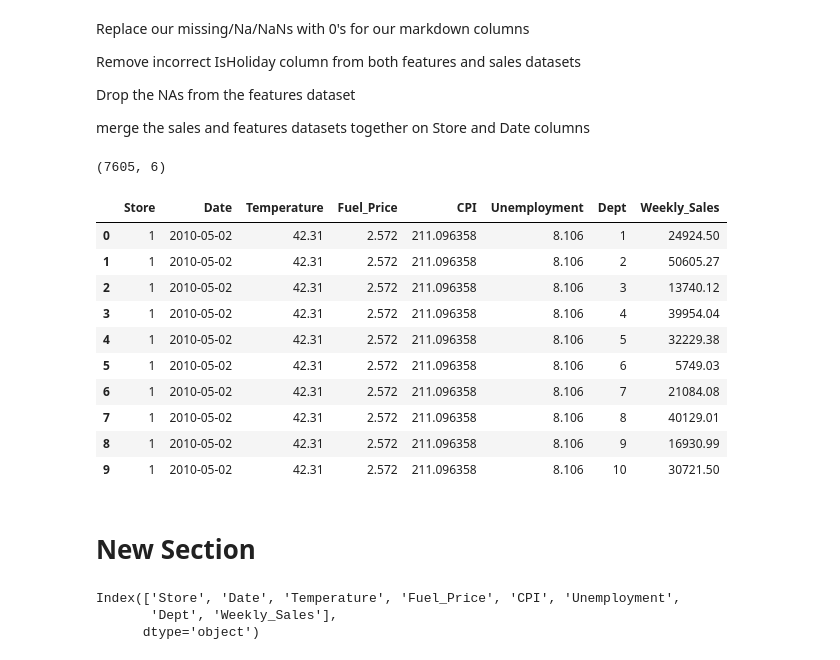
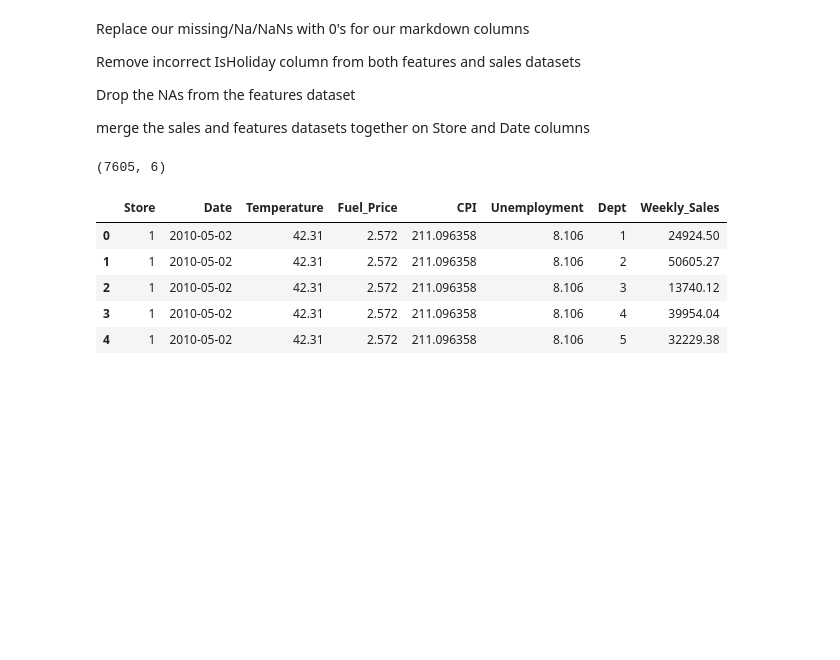
Before and after one commit to morprukop/RetailSalesAnalysis, a Jupyter notebook: mp_proj1.ipynb, the cells around one changed output. Cells and saved outputs as stored; diff of their text form; code cells hidden in the pictures; blank space fills up the shorter version.

```diff
--- a/mp_proj1.ipynb
+++ b/mp_proj1.ipynb
@@ -94,24 +91,11 @@ df_feat.shape
 (7605, 6)
 # %%
 df = pd.merge(df_feat,df_sales, on=['Store','Date'])
-df.head(10)
+df.head(5)
 # %% [output]
 |  | Store | Date | Temperature | Fuel_Price | CPI | Unemployment | Dept | Weekly_Sales |
 | 0 | 1 | 2010-05-02 | 42.31 | 2.572 | 211.096358 | 8.106 | 1 | 24924.50 |
 | 1 | 1 | 2010-05-02 | 42.31 | 2.572 | 211.096358 | 8.106 | 2 | 50605.27 |
 | 2 | 1 | 2010-05-02 | 42.31 | 2.572 | 211.096358 | 8.106 | 3 | 13740.12 |
 | 3 | 1 | 2010-05-02 | 42.31 | 2.572 | 211.096358 | 8.106 | 4 | 39954.04 |
 | 4 | 1 | 2010-05-02 | 42.31 | 2.572 | 211.096358 | 8.106 | 5 | 32229.38 |
-| 5 | 1 | 2010-05-02 | 42.31 | 2.572 | 211.096358 | 8.106 | 6 | 5749.03 |
-| 6 | 1 | 2010-05-02 | 42.31 | 2.572 | 211.096358 | 8.106 | 7 | 21084.08 |
-| 7 | 1 | 2010-05-02 | 42.31 | 2.572 | 211.096358 | 8.106 | 8 | 40129.01 |
-| 8 | 1 | 2010-05-02 | 42.31 | 2.572 | 211.096358 | 8.106 | 9 | 16930.99 |
-| 9 | 1 | 2010-05-02 | 42.31 | 2.572 | 211.096358 | 8.106 | 10 | 30721.50 |
-# %% [markdown]
-# New Section
-# %%
-df.columns
-# %% [output]
-Index(['Store', 'Date', 'Temperature', 'Fuel_Price', 'CPI', 'Unemployment',
-       'Dept', 'Weekly_Sales'],
-      dtype='object')
```
Also changed, not shown: parts of 13 cells of this notebook.
